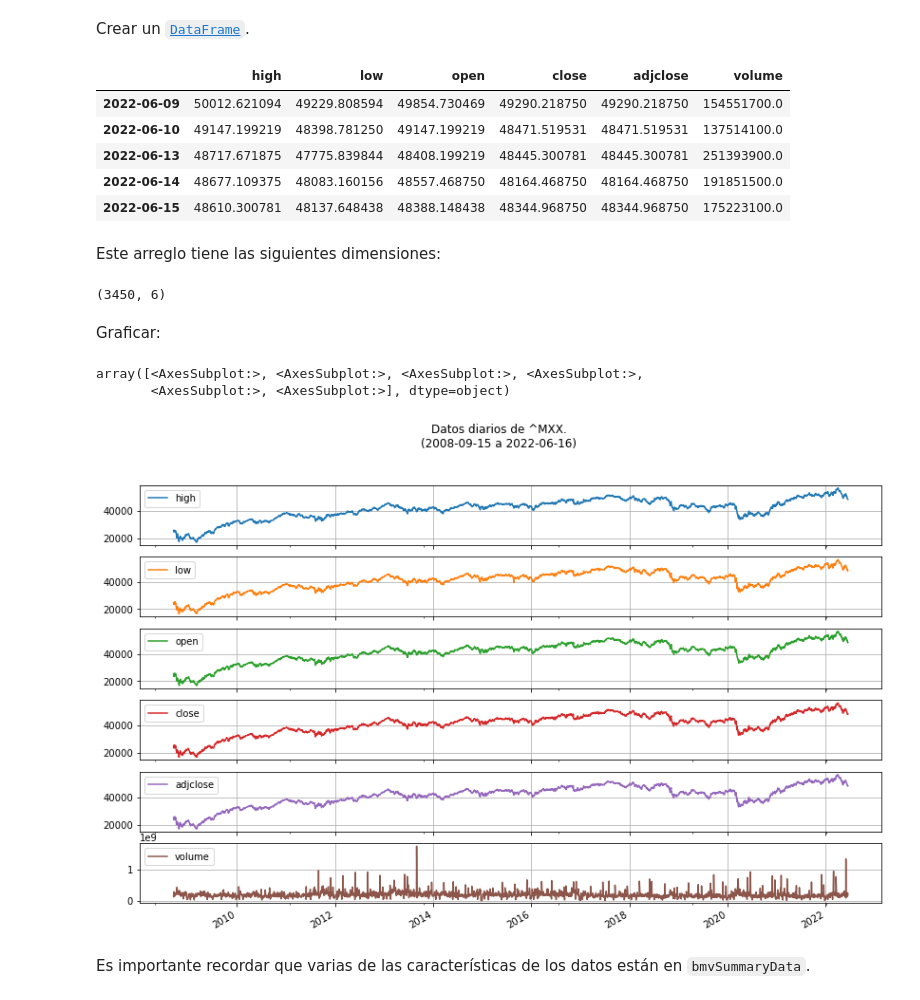
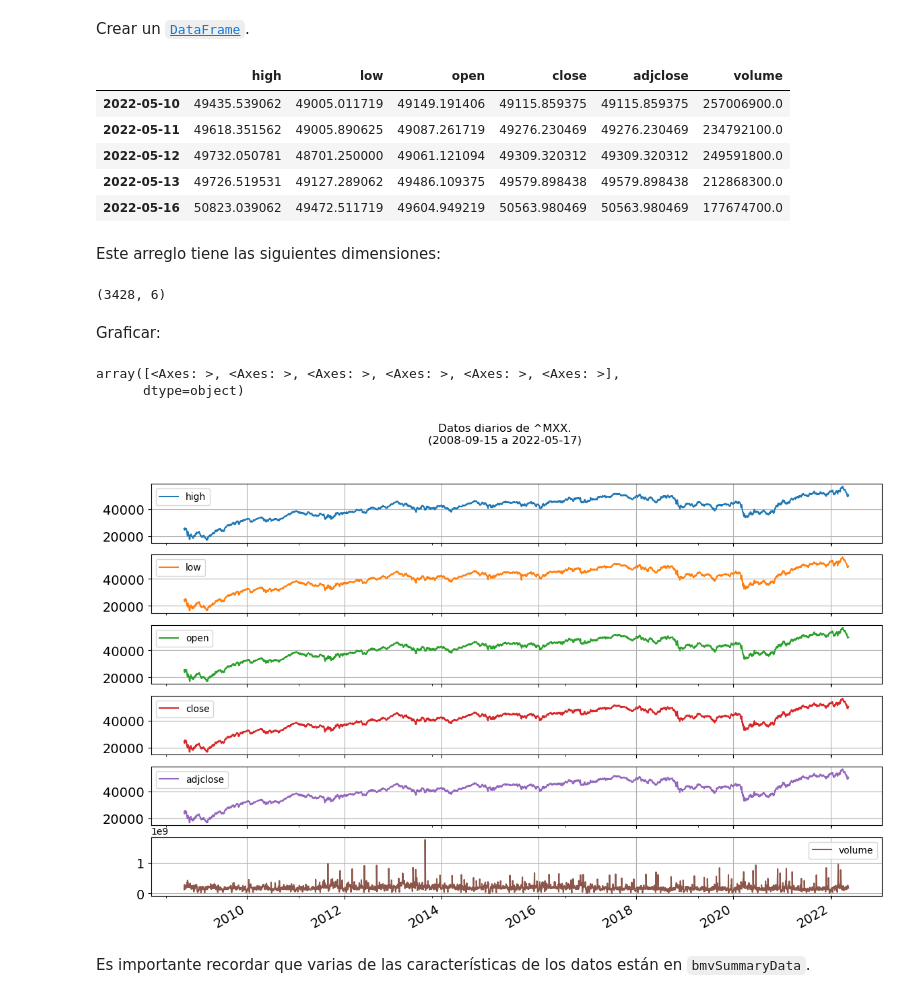
Before and after one commit to mijailo/timeSeriesCorrelations, a Jupyter notebook: 1 - Descarga y preparación de datos.ipynb, the cells around one changed output. Cells and saved outputs as stored; diff of their text form; code cells hidden in the pictures.

```diff
--- a/1 - Descarga y preparación de datos.ipynb
+++ b/1 - Descarga y preparación de datos.ipynb
@@ -54,12 +56,12 @@ print(
 # %% [markdown]
 Conseguir datos históricos:
 # %%
-dateInitial='2008-09-15' #formato YYYY-MM-DD
-dateFinal='2022-06-16'
+dateFirst='2008-09-15' #formato YYYY-MM-DD
+dateLast='2022-05-17'
 # %%
 bmvHistoricalPrices = bmvIndex.get_historical_price_data(
-    dateInitial,
-    dateFinal,
+    dateFirst,
+    dateLast,
     'daily'
 )
 # %% [markdown]
@@ -177,32 +179,33 @@ bmvIndexDataFrame=pd.DataFrame(
 bmvIndexDataFrame.tail()
 # %% [output]
 |  | high | low | open | close | adjclose | volume |
-| 2022-06-09 | 50012.621094 | 49229.808594 | 49854.730469 | 49290.218750 | 49290.218750 | 154551700.0 |
-| 2022-06-10 | 49147.199219 | 48398.781250 | 49147.199219 | 48471.519531 | 48471.519531 | 137514100.0 |
-| 2022-06-13 | 48717.671875 | 47775.839844 | 48408.199219 | 48445.300781 | 48445.300781 | 251393900.0 |
-| 2022-06-14 | 48677.109375 | 48083.160156 | 48557.468750 | 48164.468750 | 48164.468750 | 191851500.0 |
-| 2022-06-15 | 48610.300781 | 48137.648438 | 48388.148438 | 48344.968750 | 48344.968750 | 175223100.0 |
+| 2022-05-10 | 49435.539062 | 49005.011719 | 49149.191406 | 49115.859375 | 49115.859375 | 257006900.0 |
+| 2022-05-11 | 49618.351562 | 49005.890625 | 49087.261719 | 49276.230469 | 49276.230469 | 234792100.0 |
+| 2022-05-12 | 49732.050781 | 48701.250000 | 49061.121094 | 49309.320312 | 49309.320312 | 249591800.0 |
+| 2022-05-13 | 49726.519531 | 49127.289062 | 49486.109375 | 49579.898438 | 49579.898438 | 212868300.0 |
+| 2022-05-16 | 50823.039062 | 49472.511719 | 49604.949219 | 50563.980469 | 50563.980469 | 177674700.0 |
 # %% [markdown]
 Este arreglo tiene las siguientes dimensiones:
 # %%
 bmvIndexDataFrame.shape
 # %% [output]
-(3450, 6)
+(3428, 6)
 # %% [markdown]
 Graficar:
 # %%
 %matplotlib inline
 
 bmvIndexDataFrame.plot(
     figsize=(14,9),
     subplots=True,
     grid=True,
-    title=f'Datos diarios de {bmvIndexTicker}.\n({dateInitial} a {dateFinal})'
+    title=f'Datos diarios de {bmvIndexTicker}.\n({dateFirst} a {dateLast})',
+    fontsize=14
 )
 # %% [output]
-array([<AxesSubplot:>, <AxesSubplot:>, <AxesSubplot:>, <AxesSubplot:>,
-       <AxesSubplot:>, <AxesSubplot:>], dtype=object)
+array([<Axes: >, <Axes: >, <Axes: >, <Axes: >, <Axes: >, <Axes: >],
+      dtype=object)
-[figure, old version]
+[figure, new version]
 # %% [markdown]
 Es importante recordar que varias de las características de los datos están en `bmvSummaryData`.
 # %%
```
Also changed, not shown: parts of 28 cells of this notebook, 9 other files.
